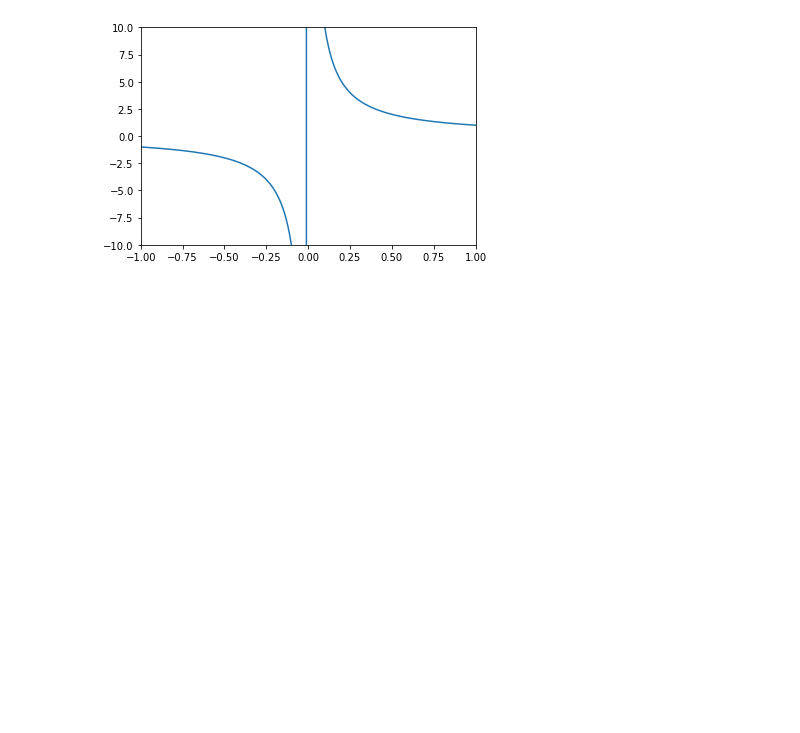
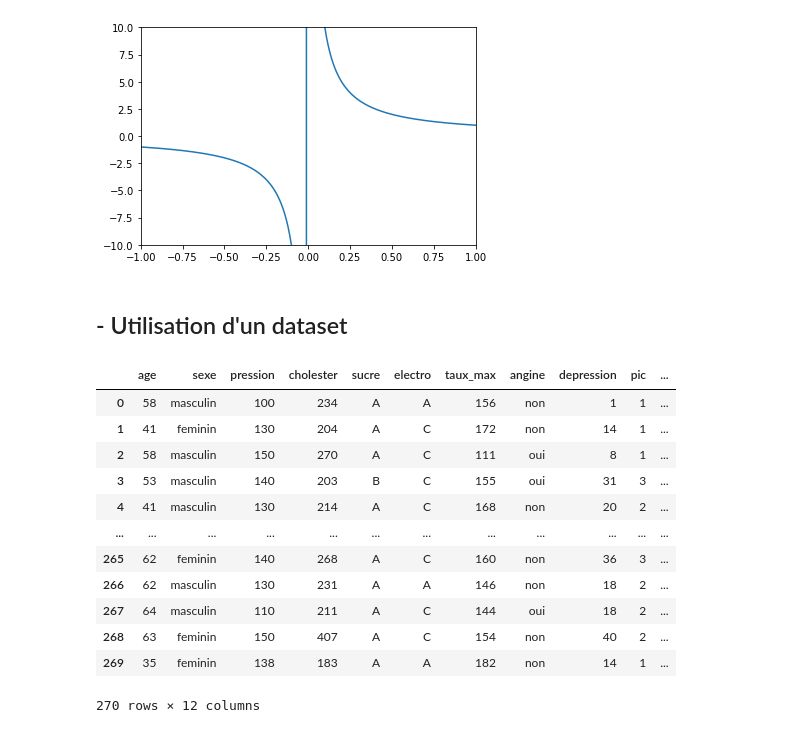
Before and after one commit to kevinDlan/notebook, a Jupyter notebook: Pyplot.ipynb, the cells around one changed output. Saved outputs shown, nothing was run; the diff lists cells and outputs as text; code cells hidden in the pictures; blank space fills up the shorter version.

Commit message:
add dataset

```diff
--- a/Pyplot.ipynb
+++ b/Pyplot.ipynb
@@ -127,3 +127,5 @@ plt.show()
 plt.close()
 # %% [output]
 [figure]
+# %% [markdown]
+## - Utilisation d'un dataset
@@ -129,0 +136,16 @@ plt.close()
+# %%
+df
+# %% [output]
+|  | age | sexe | pression | cholester | sucre | electro | taux_max | angine | depression | pic | ... |
+| 0 | 58 | masculin | 100 | 234 | A | A | 156 | non | 1 | 1 | ... |
+| 1 | 41 | feminin | 130 | 204 | A | C | 172 | non | 14 | 1 | ... |
+| 2 | 58 | masculin | 150 | 270 | A | C | 111 | oui | 8 | 1 | ... |
+| 3 | 53 | masculin | 140 | 203 | B | C | 155 | oui | 31 | 3 | ... |
+| 4 | 41 | masculin | 130 | 214 | A | C | 168 | non | 20 | 2 | ... |
+| ... | ... | ... | ... | ... | ... | ... | ... | ... | ... | ... | ... |
+| 265 | 62 | feminin | 140 | 268 | A | C | 160 | non | 36 | 3 | ... |
+| 266 | 62 | masculin | 130 | 231 | A | A | 146 | non | 18 | 2 | ... |
+| 267 | 64 | masculin | 110 | 211 | A | C | 144 | oui | 18 | 2 | ... |
+| 268 | 63 | feminin | 150 | 407 | A | C | 154 | non | 40 | 2 | ... |
+| 269 | 35 | feminin | 138 | 183 | A | A | 182 | non | 14 | 1 | ... |
+270 rows × 12 columns
```
Also changed, not shown: parts of 7 cells of this notebook, 1 other file.
